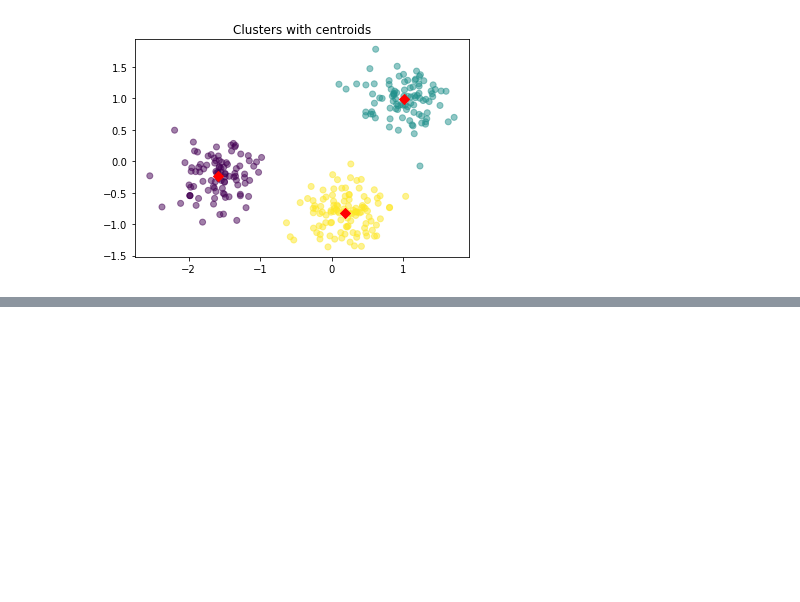
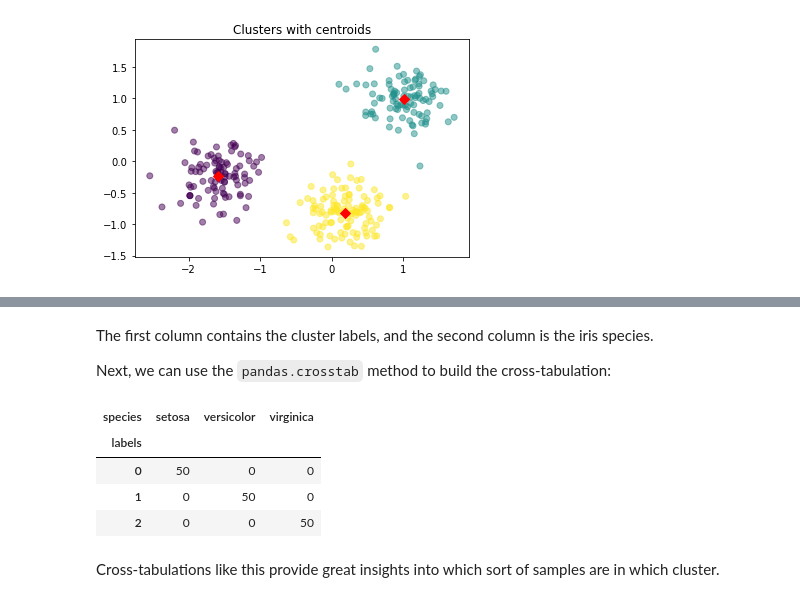
Before and after one commit to kbantoec/unsupervised_learning, a Jupyter notebook: clustering_for_dataset_exploration.ipynb, the cells around one changed output, grey strips where cells are left out. Cells and saved outputs as stored; diff of their text form; code cells hidden in the pictures; blank space fills up the shorter version.

```diff
--- a/clustering_for_dataset_exploration.ipynb
+++ b/clustering_for_dataset_exploration.ipynb
@@ -190,0 +273,15 @@ We have seen how to use k-means to cluster the iris samples into three clusters.
+# %% [markdown]
+The first column contains the cluster labels, and the second column is the iris species.
+
+Next, we can use the `pandas.crosstab` method to build the cross-tabulation:
+# %%
+ct_iris: DataFrame = pd.crosstab(df.labels, df.species)
+ct_iris
+# %% [output]
+| species | setosa | versicolor | virginica |
+| labels |  |  |  |
+| 0 | 50 | 0 | 0 |
+| 1 | 0 | 50 | 0 |
+| 2 | 0 | 0 | 50 |
+# %% [markdown]
+Cross-tabulations like this provide great insights into which sort of samples are in which cluster.
```
Also changed, not shown: parts of 17 cells of this notebook.
